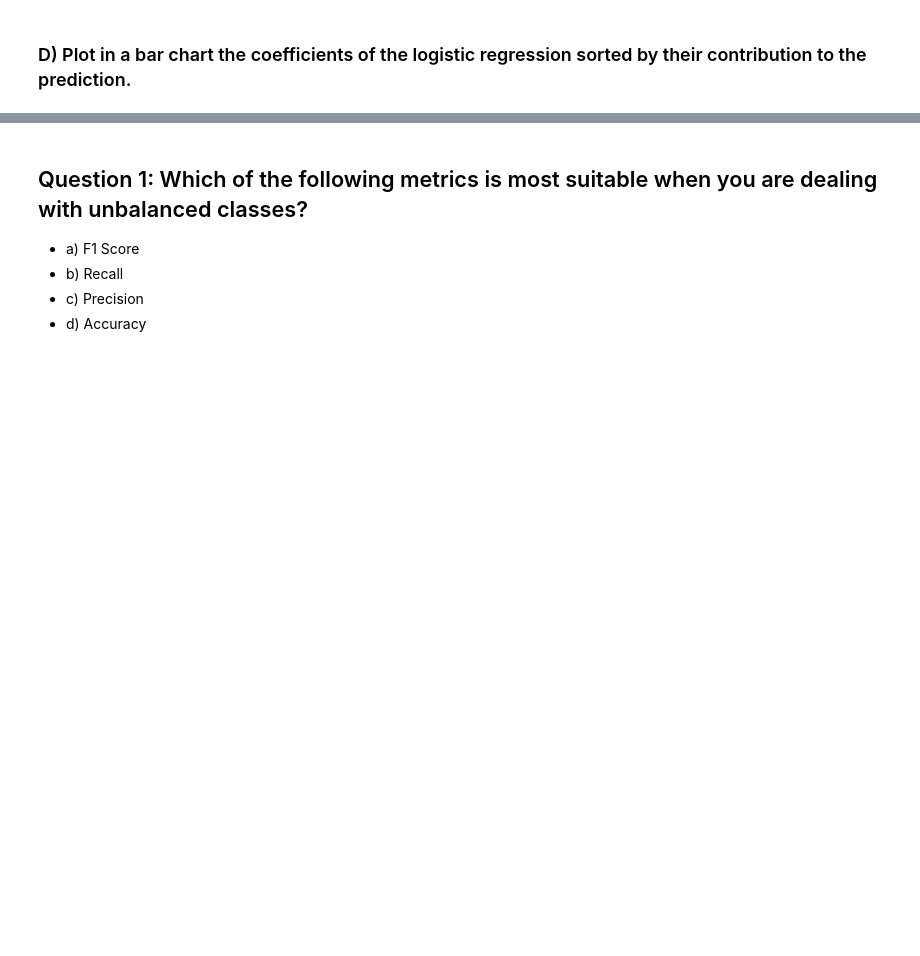
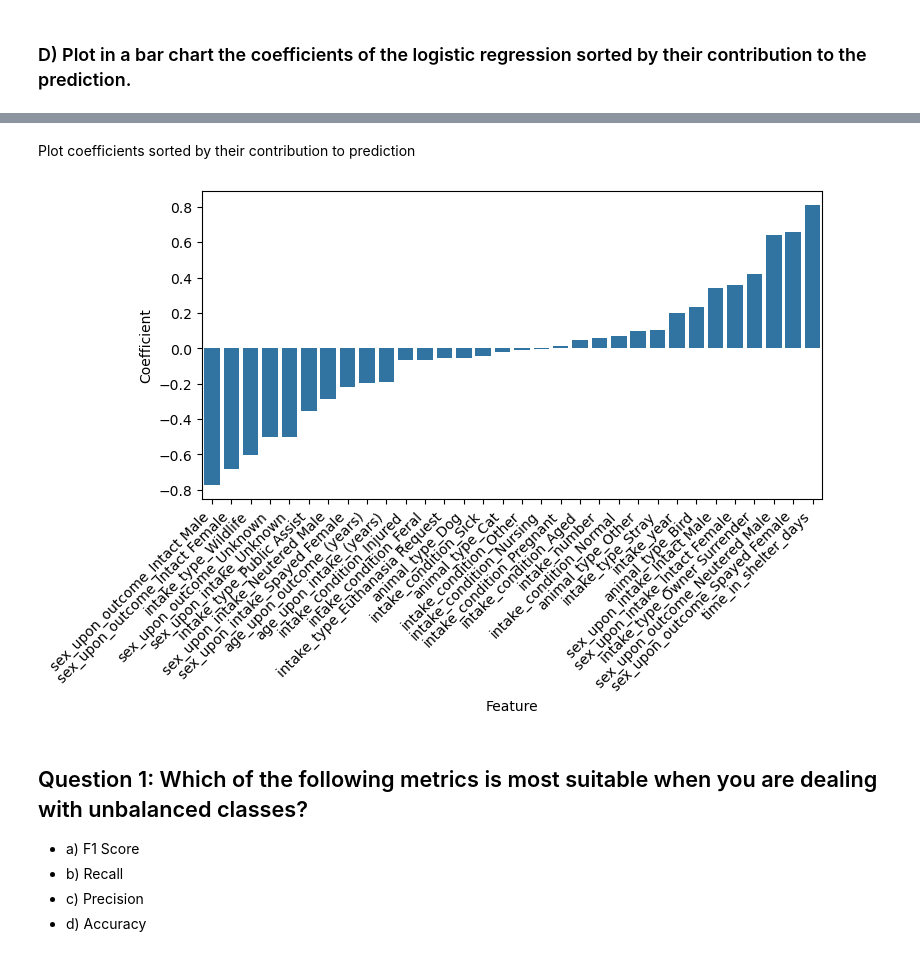
Before and after one commit to dbrantsc-8/Ada_2025, a Jupyter notebook: Exercises/07 - Learning from data - Applied machine learning/AppliedML.ipynb, the cells around one changed output, grey strips where cells are left out. Saved outputs shown, nothing was run; the diff lists cells and outputs as text; code cells hidden in the pictures; blank space fills up the shorter version.

```diff
--- a/Exercises/07 - Learning from data - Applied machine learning/AppliedML.ipynb
+++ b/Exercises/07 - Learning from data - Applied machine learning/AppliedML.ipynb
@@ -149,3 +191,21 @@ df_scores['Threshold'] = thresholds
+# %% [markdown]
+Plot coefficients sorted by their contribution to prediction
+# %%
+df_coeffs = pd.DataFrame(data = {'Feature': train_std.columns, 'Coefficient': model.coef_[0]})
+df_coeffs.sort_values(by = 'Coefficient', inplace = True)
+
+fig, ax = plt.subplots(figsize = (8,4))
+sn.barplot(
+    data = df_coeffs,
+    x = 'Feature',
+    y = 'Coefficient',
+    orient = 'x'
+)
+
+plt.xticks(rotation = 45, ha = 'right')
+plt.show()
+# %% [output]
+[figure, added]
 # %% [markdown]
 
 ## Question 1: Which of the following metrics is most suitable when you are dealing with unbalanced classes?
```
Also changed, not shown: parts of 10 cells of this notebook.
